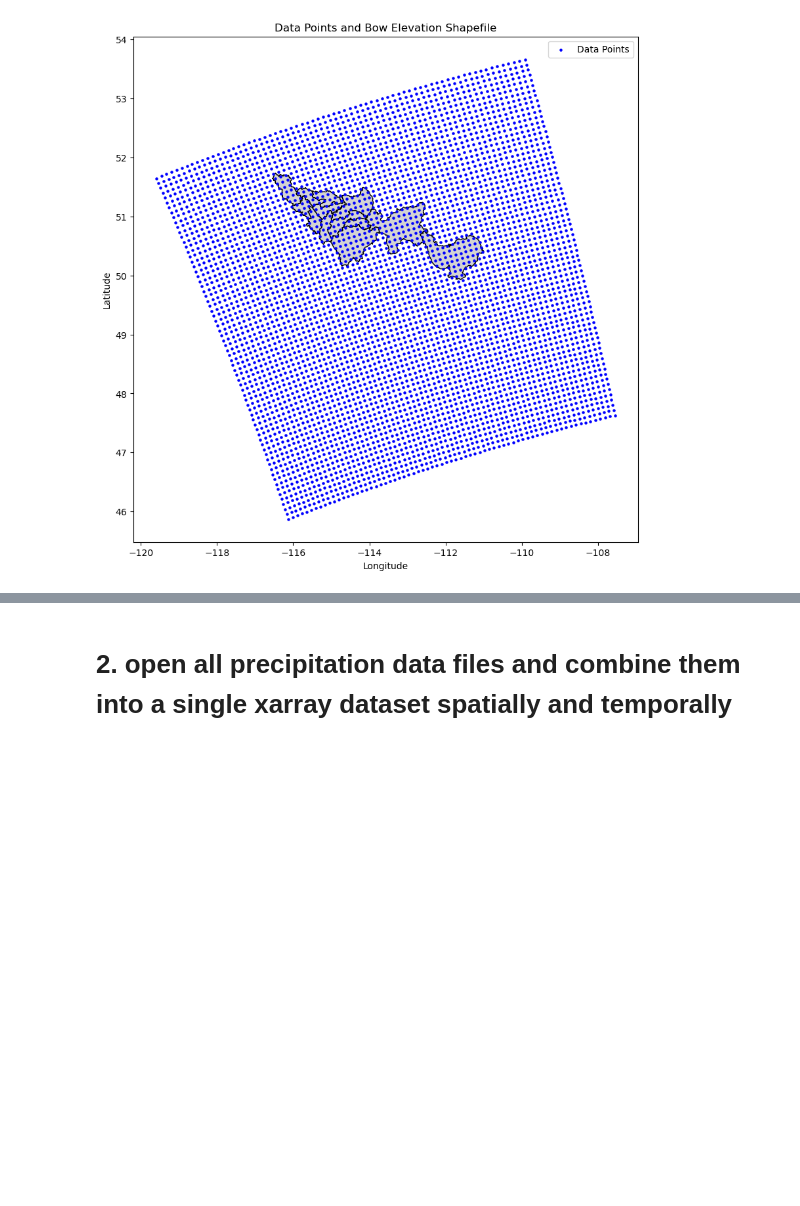
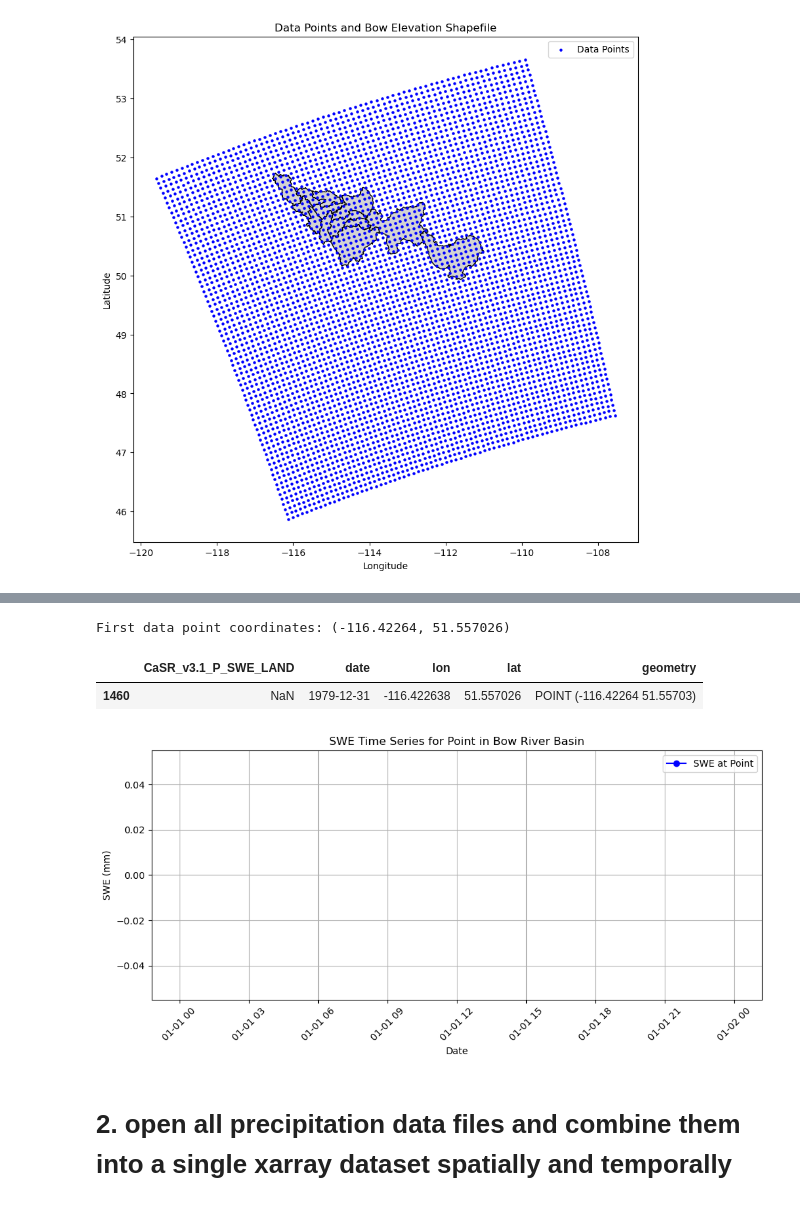
Before and after one commit to hasithajayamaha/snowdroughtindex-main, a Jupyter notebook: notebooks/workflows/0.3_CaSR_data_preparation.ipynb, the cells around one changed output, grey strips where cells are left out. Saved outputs shown, nothing was run; the diff lists cells and outputs as text; code cells hidden in the pictures; blank space fills up the shorter version.

```diff
--- a/notebooks/workflows/0.3_CaSR_data_preparation.ipynb
+++ b/notebooks/workflows/0.3_CaSR_data_preparation.ipynb
@@ -252,2 +186,39 @@ ValueError: aspect must be finite and positive
+# %%
+# read first data coordinates
+first_data_point = bow_swe.iloc[0]
+# Extract the coordinates of the first data point
+first_point_coords = (first_data_point['lon'], first_data_point['lat'])
+# Print the coordinates
+print(f"First data point coordinates: {first_point_coords}")
+# %% [output]
+First data point coordinates: (-116.42264, 51.557026)
+# %%
+# get all the data with same first_point_coords
+bow_swe_first_point = bow_swe[
+    (bow_swe['lon'] == first_point_coords[0]) &
+    (bow_swe['lat'] == first_point_coords[1])
+]
+# Display the first few rows of the filtered DataFrame
+display(bow_swe_first_point)
+# %% [output]
+|  | CaSR_v3.1_P_SWE_LAND | date | lon | lat | geometry |
+| 1460 | NaN | 1979-12-31 | -116.422638 | 51.557026 | POINT (-116.42264 51.55703) |
+# %%
+# plot timeseries of SWE data for one point in the Bow River Basin
+point = bow_swe.iloc[0]  # Select the first point
+point_swe = bow_swe[bow_swe.geometry == point.geometry]
+plt.figure(figsize=(10, 5))
+plt.plot(point_swe['date'], point_swe['CaSR_v3.1_P_SWE_LAND'], marker='o',
+            linestyle='-', color='blue', label='SWE at Point')
+plt.title('SWE Time Series for Point in Bow River Basin')
+plt.xlabel('Date')
+plt.ylabel('SWE (mm)')
+plt.xticks(rotation=45)
+plt.grid()
+plt.legend()
+plt.tight_layout()
+plt.show()
+# %% [output]
+[figure, added]
 # %% [markdown]
 # 2. open all precipitation data files and combine them into a single xarray dataset spatially and temporally
```
Also changed, not shown: parts of 13 cells of this notebook.
